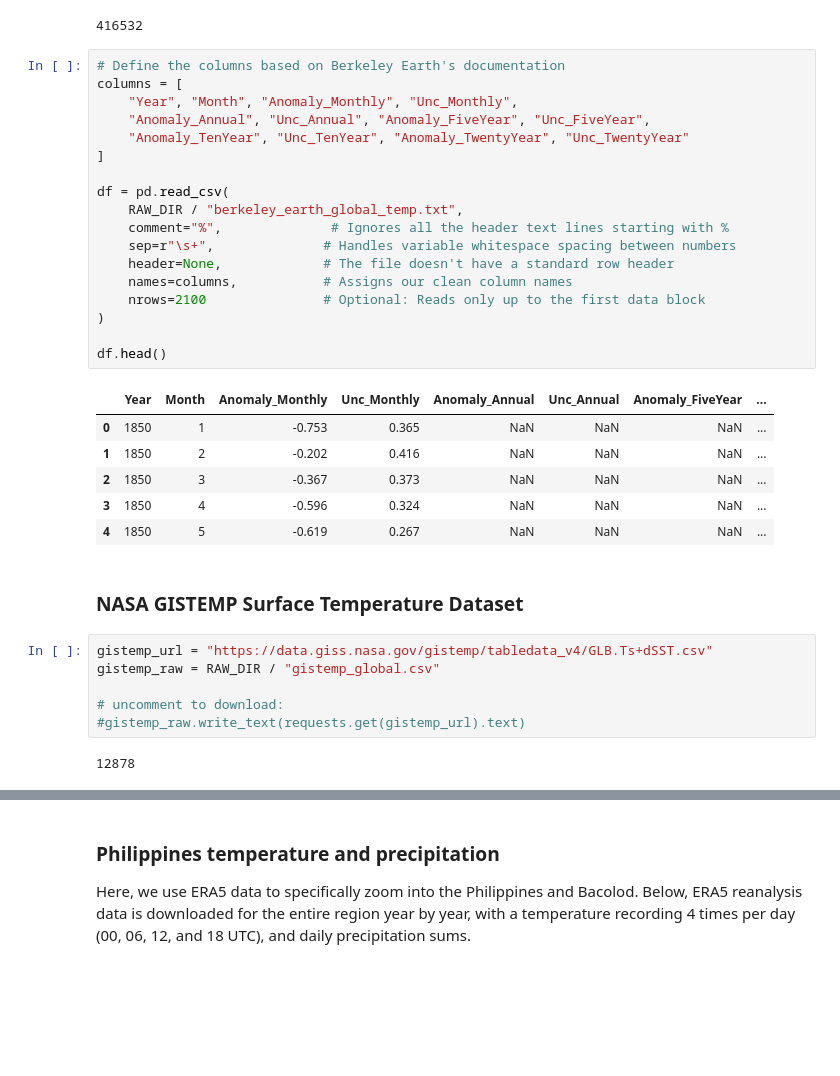
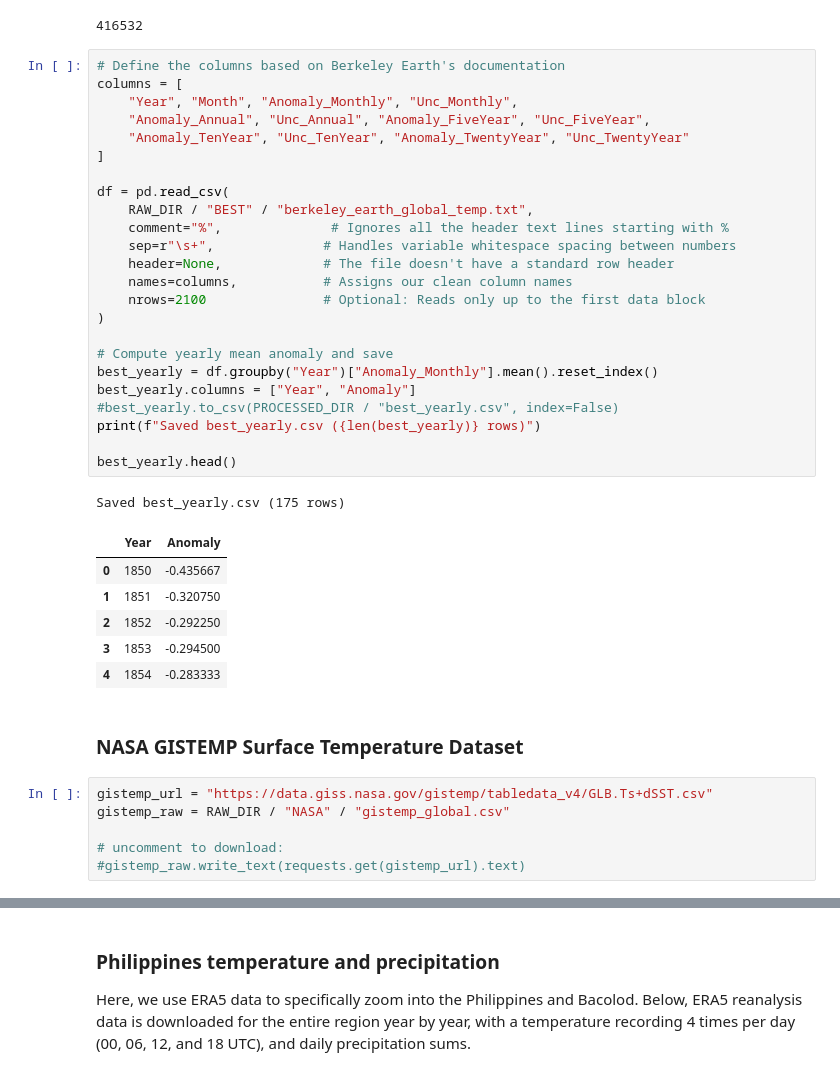
Before and after one commit to Cas-Dec/USLS-Workshop, a Jupyter notebook: behind-the-scenes/day1_bts.ipynb, the cells around one changed output, grey strips where cells are left out. Saved outputs shown, nothing was run; the diff lists cells and outputs as text; blank space fills up the shorter version.

```diff
--- a/behind-the-scenes/day1_bts.ipynb
+++ b/behind-the-scenes/day1_bts.ipynb
@@ -26,38 +24,43 @@ r = requests.get(url)
 # %%
 # Define the columns based on Berkeley Earth's documentation
 columns = [
     "Year", "Month", "Anomaly_Monthly", "Unc_Monthly",
     "Anomaly_Annual", "Unc_Annual", "Anomaly_FiveYear", "Unc_FiveYear",
     "Anomaly_TenYear", "Unc_TenYear", "Anomaly_TwentyYear", "Unc_TwentyYear"
 ]
 
 df = pd.read_csv(
-    RAW_DIR / "berkeley_earth_global_temp.txt",
+    RAW_DIR / "BEST" / "berkeley_earth_global_temp.txt",
     comment="%",              # Ignores all the header text lines starting with %
     sep=r"\s+",              # Handles variable whitespace spacing between numbers
     header=None,             # The file doesn't have a standard row header
     names=columns,           # Assigns our clean column names
     nrows=2100               # Optional: Reads only up to the first data block
 )
 
-df.head()
+# Compute yearly mean anomaly and save
+best_yearly = df.groupby("Year")["Anomaly_Monthly"].mean().reset_index()
+best_yearly.columns = ["Year", "Anomaly"]
+#best_yearly.to_csv(PROCESSED_DIR / "best_yearly.csv", index=False)
+print(f"Saved best_yearly.csv ({len(best_yearly)} rows)")
+
+best_yearly.head()
 # %% [output]
+Saved best_yearly.csv (175 rows)
-|  | Year | Month | Anomaly_Monthly | Unc_Monthly | Anomaly_Annual | Unc_Annual | Anomaly_FiveYear | ... |
-| 0 | 1850 | 1 | -0.753 | 0.365 | NaN | NaN | NaN | ... |
-| 1 | 1850 | 2 | -0.202 | 0.416 | NaN | NaN | NaN | ... |
-| 2 | 1850 | 3 | -0.367 | 0.373 | NaN | NaN | NaN | ... |
-| 3 | 1850 | 4 | -0.596 | 0.324 | NaN | NaN | NaN | ... |
-| 4 | 1850 | 5 | -0.619 | 0.267 | NaN | NaN | NaN | ... |
+|  | Year | Anomaly |
+| 0 | 1850 | -0.435667 |
+| 1 | 1851 | -0.320750 |
+| 2 | 1852 | -0.292250 |
+| 3 | 1853 | -0.294500 |
+| 4 | 1854 | -0.283333 |
 # %% [markdown]
 ### NASA GISTEMP Surface Temperature Dataset
 # %%
 gistemp_url = "https://data.giss.nasa.gov/gistemp/tabledata_v4/GLB.Ts+dSST.csv"
-gistemp_raw = RAW_DIR / "gistemp_global.csv"
+gistemp_raw = RAW_DIR / "NASA" / "gistemp_global.csv"
 
 # uncomment to download:
 #gistemp_raw.write_text(requests.get(gistemp_url).text)
-# %% [output]
-12878
 # %%
 gistemp = pd.read_csv(gistemp_raw, skiprows=1)
 
```
Also changed, not shown: parts of 18 cells of this notebook, 1 other file.
